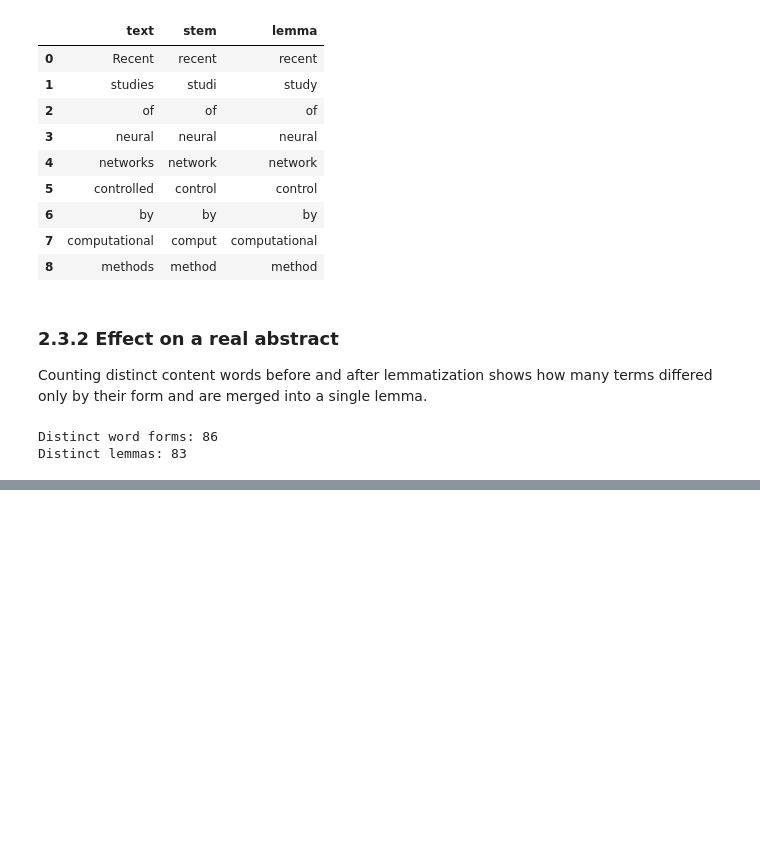
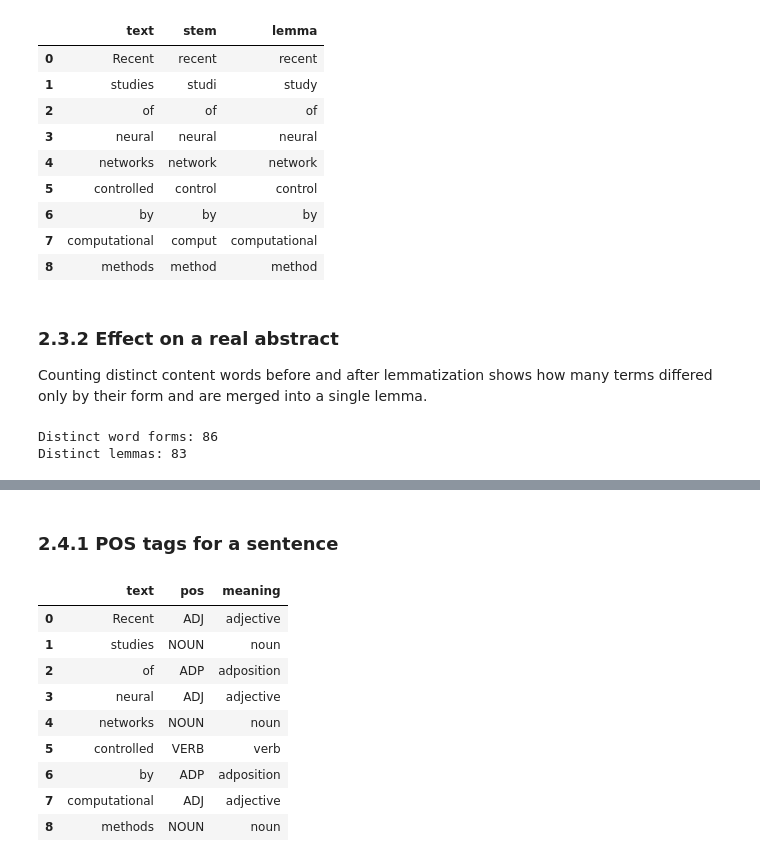
Before and after one commit to FicaBogdan15/keyword-extractor, a Jupyter notebook: keyword_extractor.ipynb, the cells around one changed output, grey strips where cells are left out. Cells and saved outputs as stored; diff of their text form; code cells hidden in the pictures; blank space fills up the shorter version.

```diff
--- a/keyword_extractor.ipynb
+++ b/keyword_extractor.ipynb
@@ -384,0 +391,18 @@ Distinct lemmas: 83
+# %% [markdown]
+### 2.4.1 POS tags for a sentence
+# %%
+pd.DataFrame(
+    [(token.text, token.pos_, spacy.explain(token.pos_)) for token in analyze(sentence)],
+    columns=["text", "pos", "meaning"],
+)
+# %% [output]
+|  | text | pos | meaning |
+| 0 | Recent | ADJ | adjective |
+| 1 | studies | NOUN | noun |
+| 2 | of | ADP | adposition |
+| 3 | neural | ADJ | adjective |
+| 4 | networks | NOUN | noun |
+| 5 | controlled | VERB | verb |
+| 6 | by | ADP | adposition |
+| 7 | computational | ADJ | adjective |
+| 8 | methods | NOUN | noun |
```
Also changed, not shown: parts of 28 cells of this notebook, 1 other file.
